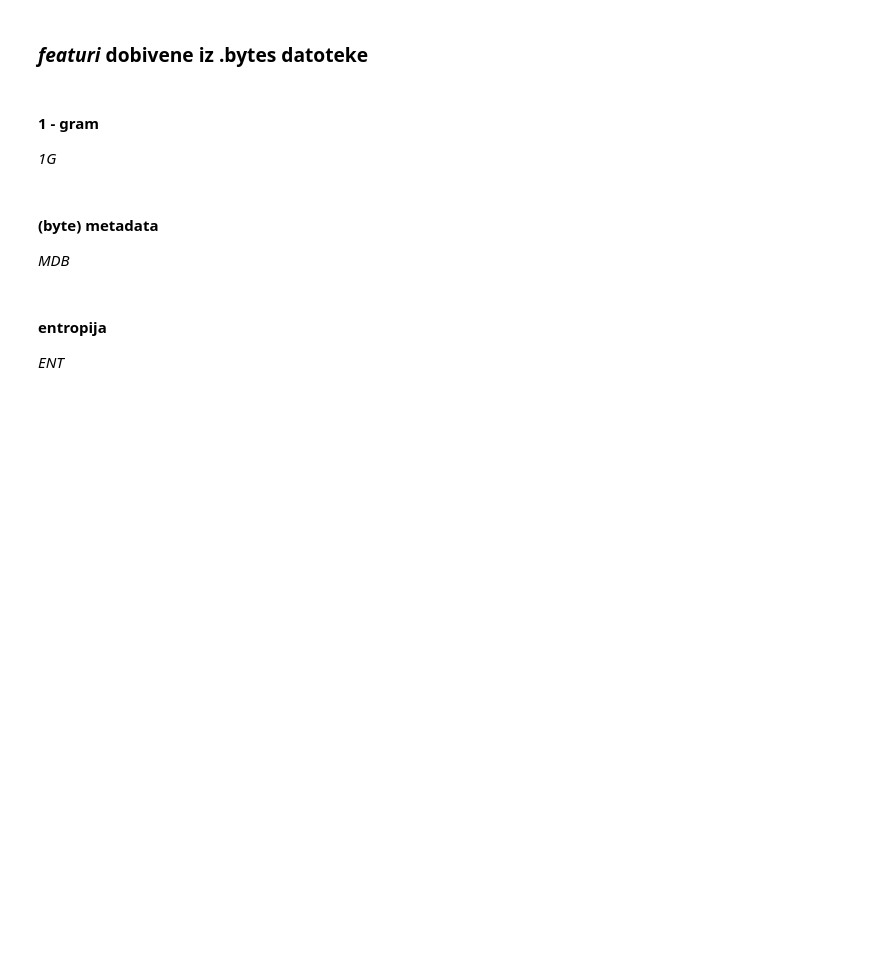
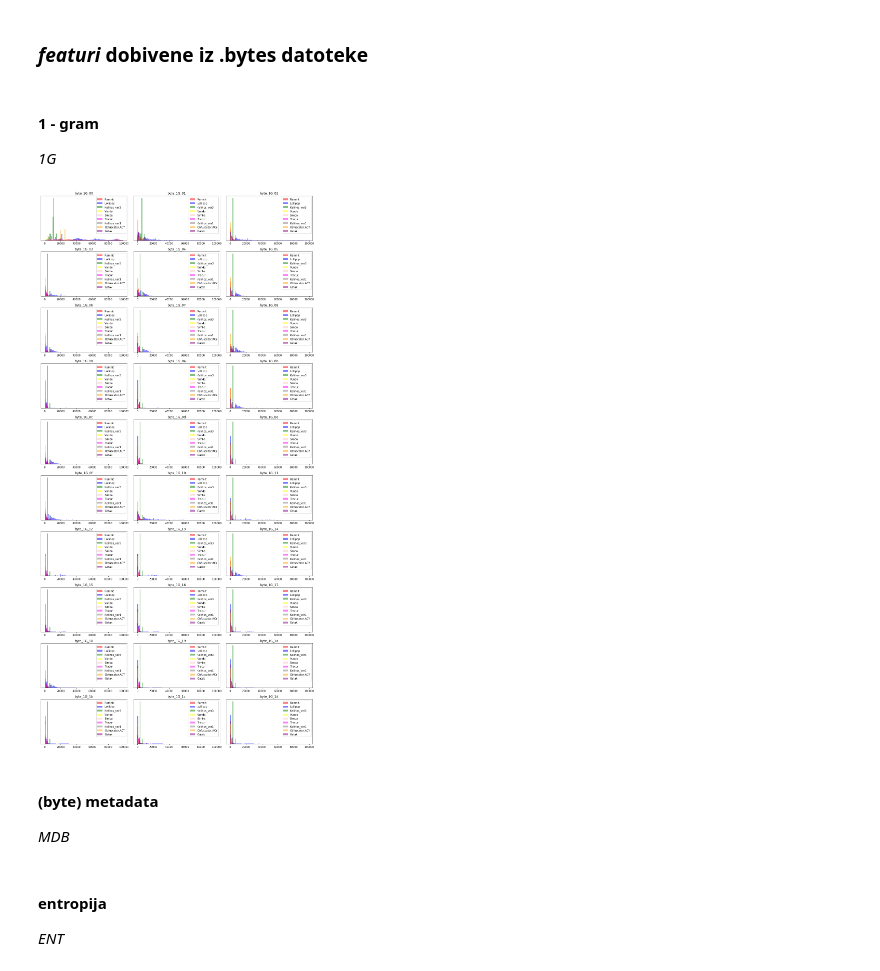
Before and after one commit to tomarga/Machine-Burning, a Jupyter notebook: [project proposal] microsoft malware classification.ipynb, the cells around one changed output. Drawn from its saved outputs; the diff is of its cells as text; code cells hidden in the pictures; blank space fills up the shorter version.

```diff
--- a/[project proposal] microsoft malware classification.ipynb
+++ b/[project proposal] microsoft malware classification.ipynb
@@ -69,3 +84,48 @@ _1G_
+# %%
+# unos 1G značajki
+one_gram = pd.read_csv("https://raw.githubusercontent.com/tomarga/Machine-Burning/master/dataset/byte_oneg.csv")
+# %%
+# rječnik sa raspoređenim značajkama ovisno o klasi u kojoj se malware nalazi
+one_gram_classes = {}
+index = 0
+
+for i in range(len(malware_names)):
+    label = malware_labels.Class[ malware_labels.Id == malware_names[i] ].item()
+    malware_name = malware_dict[label]
+
+    if malware_name not in one_gram_classes:
+        one_gram_classes[malware_name] = one_gram.iloc[i].to_numpy()
+        continue
+
+    one_gram_classes[malware_name] = np.vstack( [ one_gram_classes[malware_name], one_gram.iloc[i].to_numpy() ] )
+# %%
+fig, axes = plt.subplots(10,3, figsize=(15, 30))
+ax = axes.ravel() # axes are 2-dimensional so we unfold them
+
+# ovo je samo za 30 stupaca od ukupno 256  značajki one grama
+for i in range(30):
+    #_, bins = np.histogram(one_gram.iloc[:,i], bins=50)
+    # ovo je za ravnomjernu raspodjelu max-min (ako se ne varam) ali na histogramima se ne vidi lijepo raspodjela podataka u tom slučaju
+    # probala sam sa ovim dolje binsom, probati mozda sa meanom ili tako nešto
+    bins = [ i*1000 for i in range(100)]
+
+    ax[i].hist(one_gram_classes[malware_dict[1]][:,i], bins=bins, color='red', alpha=.5, label=malware_dict[1])
+    ax[i].hist(one_gram_classes[malware_dict[2]][:,i], bins=bins, color='blue', alpha=.5, label=malware_dict[2])
+    ax[i].hist(one_gram_classes[malware_dict[3]][:,i], bins=bins, color='green', alpha=.5, label=malware_dict[3])
+    ax[i].hist(one_gram_classes[malware_dict[4]][:,i], bins=bins, color='yellow', alpha=.5, label=malware_dict[4])
+    ax[i].hist(one_gram_classes[malware_dict[5]][:,i], bins=bins, color='pink', alpha=.5, label=malware_dict[5])
+    ax[i].hist(one_gram_classes[malware_dict[6]][:,i], bins=bins, color='magenta', alpha=.5, label=malware_dict[6])
+    ax[i].hist(one_gram_classes[malware_dict[7]][:,i], bins=bins, color='grey', alpha=.5, label=malware_dict[7])
+    ax[i].hist(one_gram_classes[malware_dict[8]][:,i], bins=bins, color='orange', alpha=.5, label=malware_dict[8])
+    ax[i].hist(one_gram_classes[malware_dict[9]][:,i], bins=bins, color='purple', alpha=.5, label=malware_dict[9])
+
+    ax[i].set_title(one_gram.columns.values[i])
+    ax[i].set_yticks(()) # remove ticks on y-axis
+    ax[i].legend(loc='upper right')
+
+fig.tight_layout()
+# %% [output]
+[figure, added]
 # %% [markdown]
 #### (byte) metadata
 _MDB_
```
Also changed, not shown: parts of 4 cells of this notebook.
